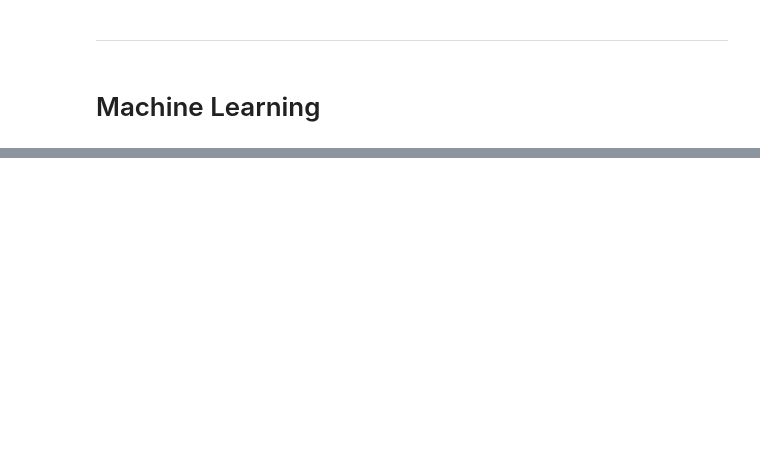
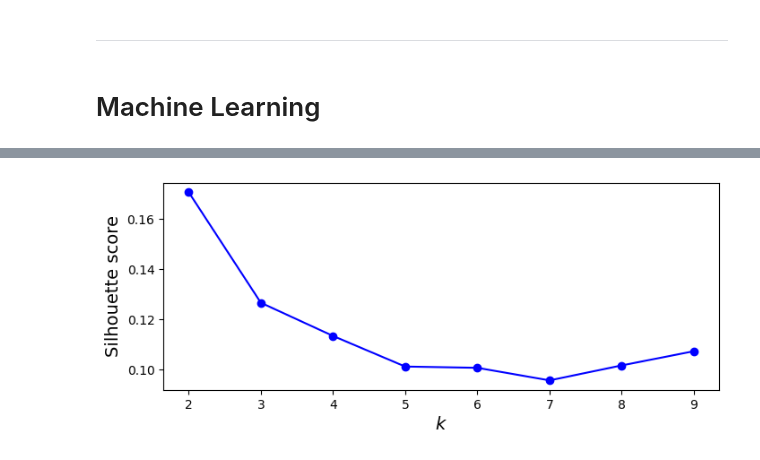
Before and after one commit to IgnacioGB1990/Data_Desafio, a Jupyter notebook: Cleaning/EDA_IGB.ipynb, the cells around one changed output, grey strips where cells are left out. Cells and saved outputs as stored; diff of their text form; code cells hidden in the pictures; blank space fills up the shorter version.

```diff
--- a/Cleaning/EDA_IGB.ipynb
+++ b/Cleaning/EDA_IGB.ipynb
@@ -510,9 +522,0 @@ df.loc[df["GeneralRecycling"] == "Nunca!", "GeneralRecycling"] = 2
-# %%
-le = LabelEncoder()
-
-for column in df.columns:
-    if df[column].dtype == 'object':
-
-        df[column] = le.fit_transform(df[column])
-
-df
@@ -566,0 +677,14 @@ KMeans(n_clusters=3, random_state=42)
+# %%
+from sklearn.metrics import silhouette_score
+from sklearn.cluster import KMeans
+kmeans_per_k = [KMeans(n_clusters=k, random_state=42).fit(df) for k in range(1,10)]
+
+silhouette_scores = [silhouette_score(df, model.labels_) for model in kmeans_per_k[1:]]
+
+plt.figure(figsize=(8, 3))
+plt.plot(range(2, 10), silhouette_scores, "bo-")
+plt.xlabel("$k$", fontsize=14)
+plt.ylabel("Silhouette score", fontsize=14)
+plt.show()
+# %% [output]
+[figure, added]
```
Also changed, not shown: parts of 30 cells of this notebook.
